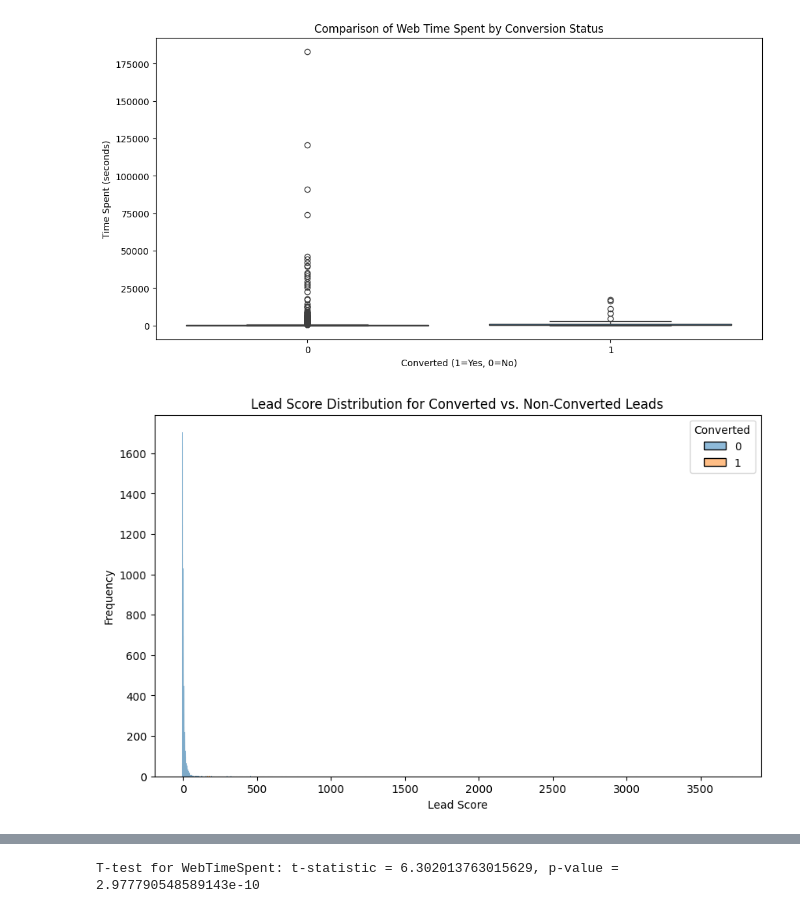
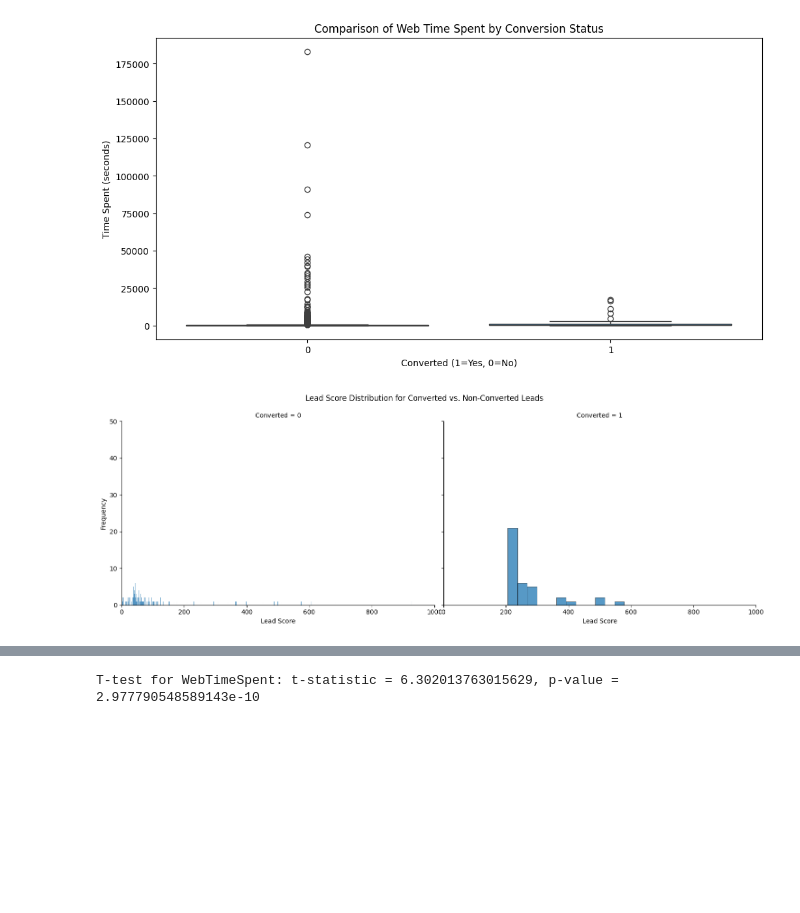
Before and after one commit to Kartik-153/ASBL, a Jupyter notebook: notebook/EDA2.ipynb, the cells around one changed output, grey strips where cells are left out. Cells and saved outputs as stored; diff of their text form; code cells hidden in the pictures; blank space fills up the shorter version.

```diff
--- a/notebook/EDA2.ipynb
+++ b/notebook/EDA2.ipynb
@@ -244,15 +284,16 @@ plt.ylabel('Time Spent (seconds)')
 plt.show()
 # %% [output]
 [figure]
-# %%
-plt.figure(figsize=(10, 6))
-sns.histplot(data=df, x='LeadScore', hue='Converted', kde=False)
-plt.title('Lead Score Distribution for Converted vs. Non-Converted Leads')
-plt.xlabel('Lead Score')
-plt.ylabel('Frequency')
-plt.show()
-# %% [output]
-[figure, removed]
+# %%
+g = sns.FacetGrid(df, col="Converted", height=5, aspect=1.5)
+g.map(sns.histplot, 'LeadScore', kde=False)
+g.set_axis_labels("Lead Score", "Frequency")
+g.set_titles("Converted = {col_name}")
+g.set(xlim=(0, 1000), ylim=(0, 50))
+plt.suptitle("Lead Score Distribution for Converted vs. Non-Converted Leads", y=1.05)
+plt.show()
+# %% [output]
+[figure, added]
 # %%
 plt.figure(figsize=(14, 6))
 sns.countplot(x='UTM-Source', hue='Converted', data=df)
```
Also changed, not shown: parts of 22 cells of this notebook, 1 other file.
